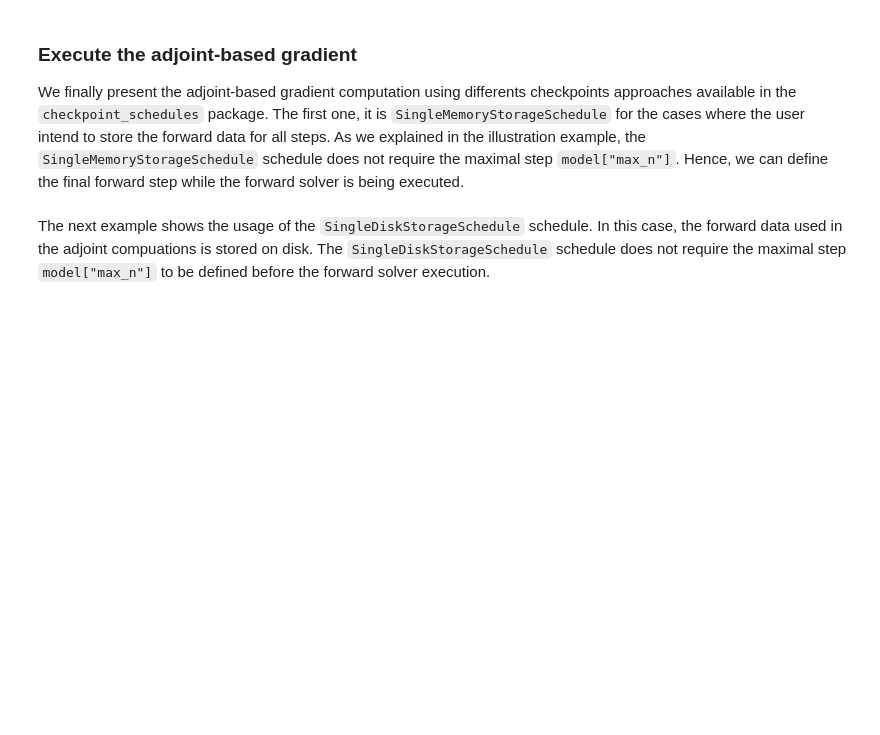
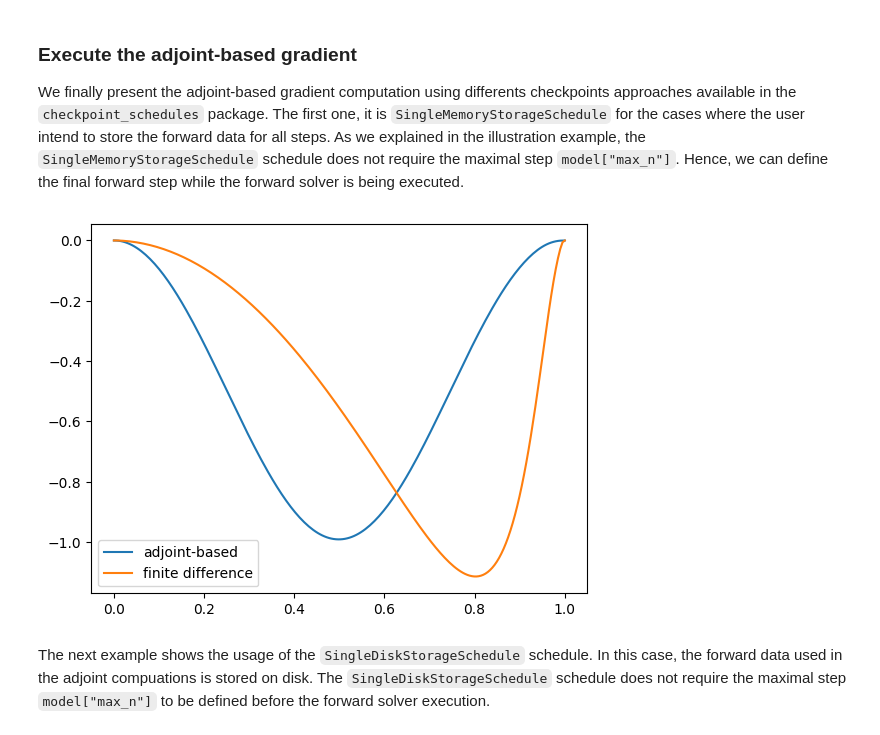
Before and after one commit to firedrakeproject/checkpoint_schedules, a Jupyter notebook: docs/notebooks/burger.ipynb, the cells around one changed output. Drawn from its saved outputs; the diff is of its cells as text; code cells hidden in the pictures; blank space fills up the shorter version.

```diff
--- a/docs/notebooks/burger.ipynb
+++ b/docs/notebooks/burger.ipynb
@@ -410,8 +499,16 @@ manager.execute()  # execute the forward and adjoint solvers using checkpointing
 We finally present the adjoint-based gradient computation using differents checkpoints approaches available in the `checkpoint_schedules` package. The first one, it is `SingleMemoryStorageSchedule` for the cases where the user intend to store the forward data for all steps. As we explained in the illustration example, the `SingleMemoryStorageSchedule` schedule does not require the maximal step `model["max_n"]`. Hence, we can define the final forward step while the forward solver is being executed.
 # %%
 schedule = SingleMemoryStorageSchedule()  # create the checkpointing schedule
+burger = BurgersEquation(model, u0) # create the burger's equation object
 manager = CheckpointingManager(schedule, burger)  # create the checkpointing manager
 manager.execute()  # execute the forward and adjoint solvers using checkpointing
+s = burger.compute_grad() # compute the gradient
+plt.plot(x, s*np.sin(np.pi*x), label="adjoint-based")
+plt.plot(x, dEdu0, label="finite difference")
+plt.legend()
+plt.show()
+# %% [output]
+[figure, added]
 # %% [markdown]
 The next example shows the usage of the `SingleDiskStorageSchedule` schedule. In this case, the forward data used in the adjoint compuations is stored on disk. The `SingleDiskStorageSchedule` schedule does not require the maximal step `model["max_n"]` to be defined before the forward solver execution.
 # %%
```
Also changed, not shown: parts of 17 cells of this notebook.
